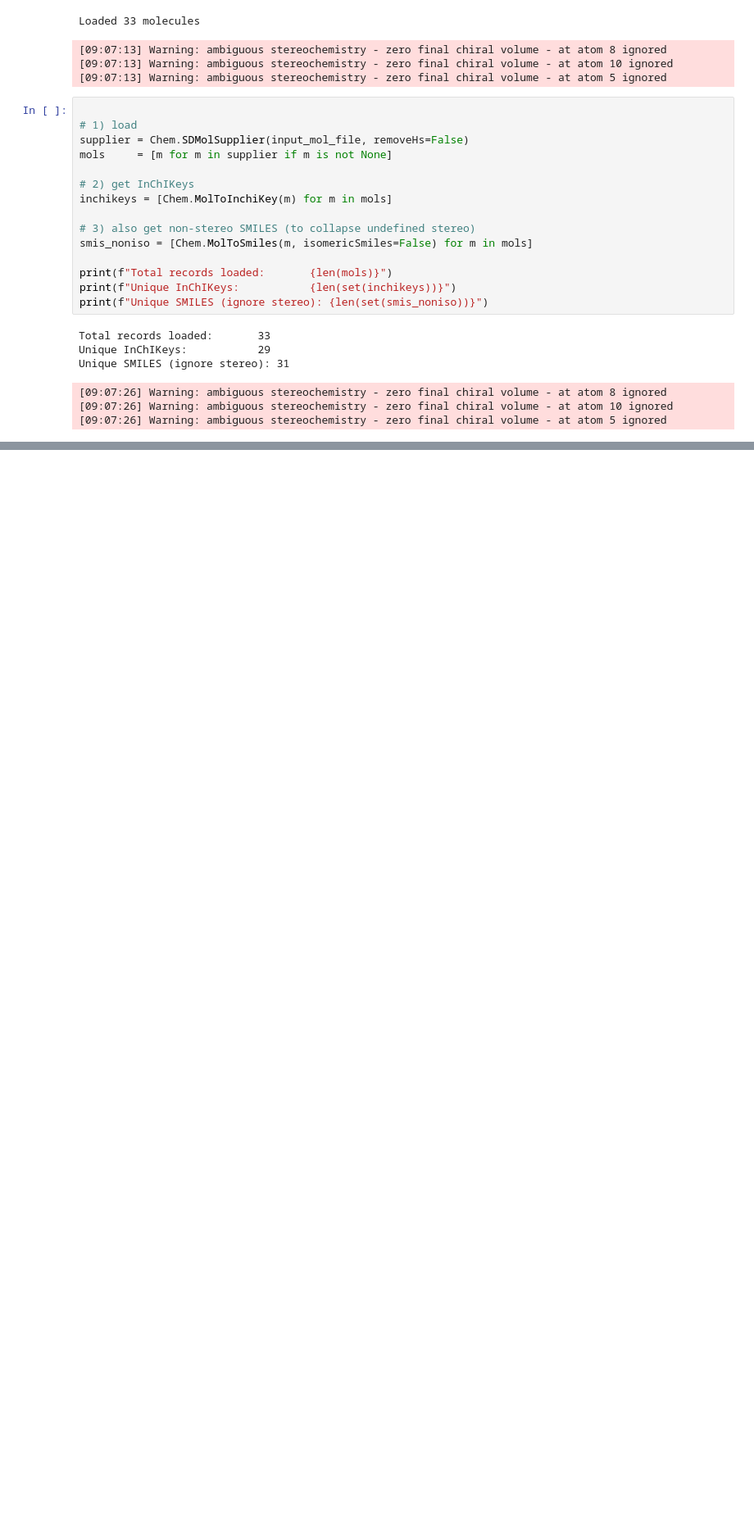
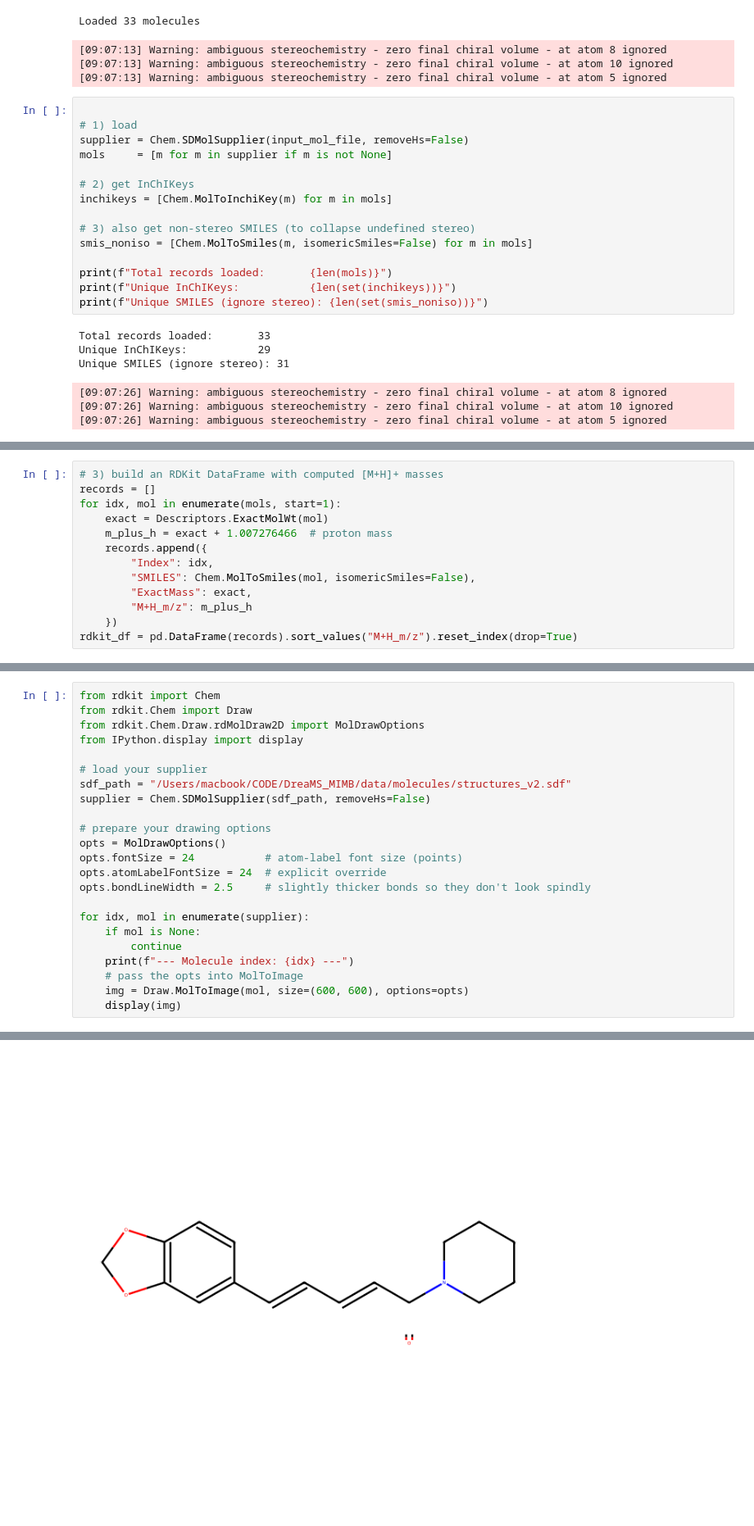
Before and after one commit to pluskal-lab/DreaMS_MIMB, a Jupyter notebook: notebooks/molecules_identification.ipynb, the cells around one changed output, grey strips where cells are left out. Shown at 82% size. Cells and saved outputs as stored; diff of their text form; blank space fills up the shorter version.

```diff
--- a/notebooks/molecules_identification.ipynb
+++ b/notebooks/molecules_identification.ipynb
@@ -38,0 +78,13 @@ Unique SMILES (ignore stereo): 31
+# %%
+# 3) build an RDKit DataFrame with computed [M+H]+ masses
+records = []
+for idx, mol in enumerate(mols, start=1):
+    exact = Descriptors.ExactMolWt(mol)
+    m_plus_h = exact + 1.007276466  # proton mass
+    records.append({
+        "Index": idx,
+        "SMILES": Chem.MolToSmiles(mol, isomericSmiles=False),
+        "ExactMass": exact,
+        "M+H_m/z": m_plus_h
+    })
+rdkit_df = pd.DataFrame(records).sort_values("M+H_m/z").reset_index(drop=True)
@@ -38,0 +255,24 @@ Unique SMILES (ignore stereo): 31
+# %%
+from rdkit import Chem
+from rdkit.Chem import Draw
+from rdkit.Chem.Draw.rdMolDraw2D import MolDrawOptions
+from IPython.display import display
+
+# load your supplier
+sdf_path = "/Users/macbook/CODE/DreaMS_MIMB/data/molecules/structures_v2.sdf"
+supplier = Chem.SDMolSupplier(sdf_path, removeHs=False)
+
+# prepare your drawing options
+opts = MolDrawOptions()
+opts.fontSize = 24           # atom‐label font size (points)
+opts.atomLabelFontSize = 24  # explicit override
+opts.bondLineWidth = 2.5     # slightly thicker bonds so they don't look spindly
+
+for idx, mol in enumerate(supplier):
+    if mol is None:
+        continue
+    print(f"--- Molecule index: {idx} ---")
+    # pass the opts into MolToImage
+    img = Draw.MolToImage(mol, size=(600, 600), options=opts)
+    display(img)
+# %% [output]
@@ -38,0 +280 @@ Unique SMILES (ignore stereo): 31
+[figure, added]
```
Also changed, not shown: parts of 15 cells of this notebook.
